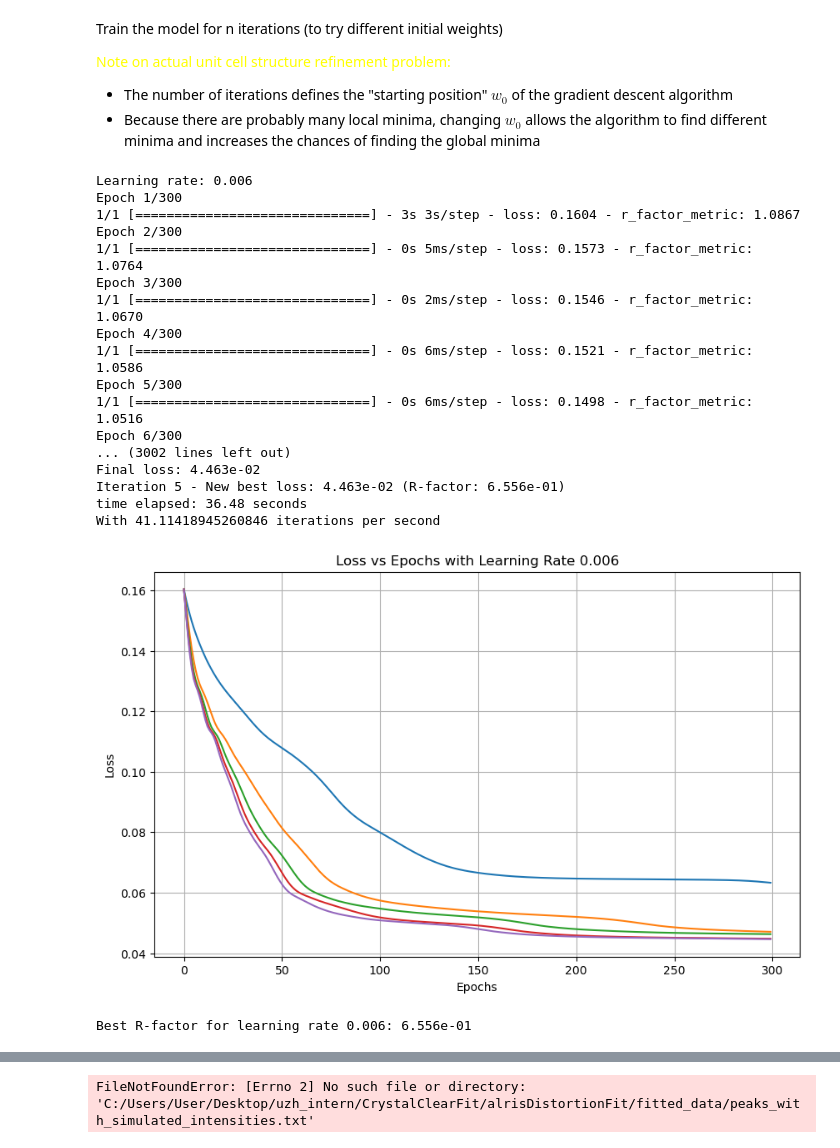
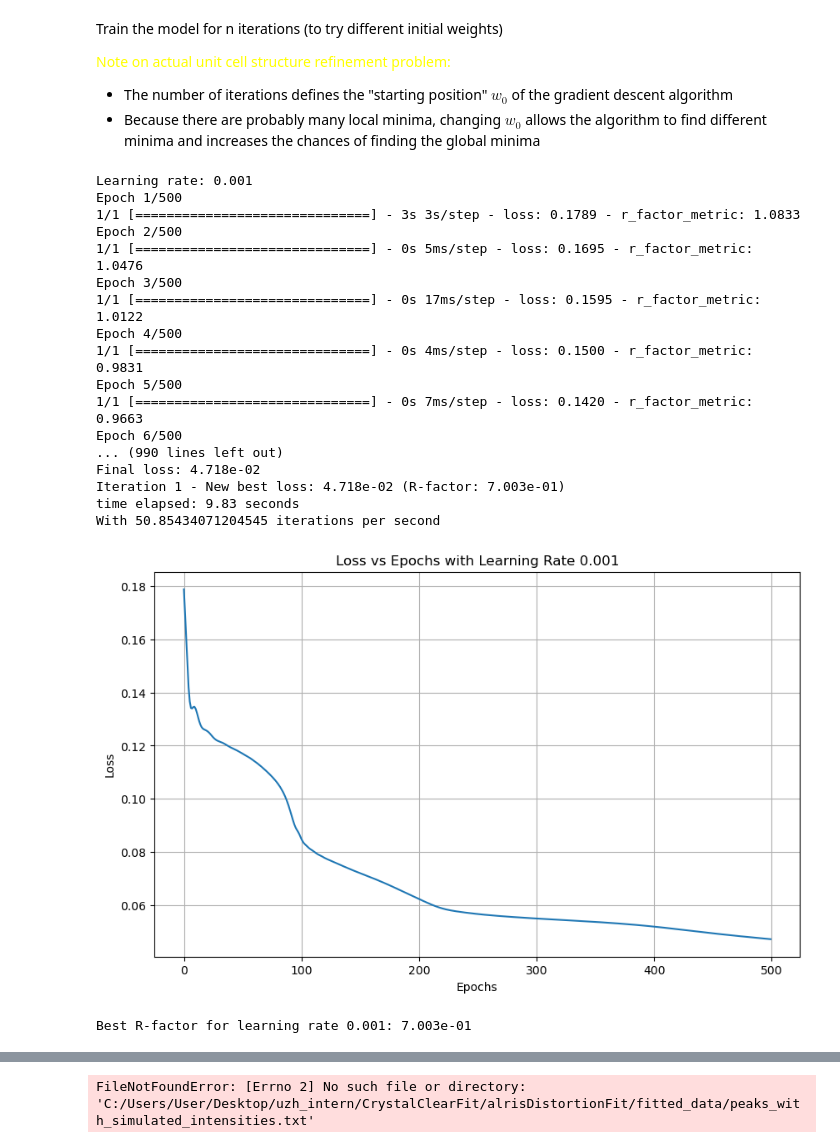
Before and after one commit to bleubreeymeow/alrisDistortionFit, a Jupyter notebook: PBCO/PBCO_1_3_inplane/P2/P2_gradient_descent.ipynb, the cells around one changed output, grey strips where cells are left out. Cells and saved outputs as stored; diff of their text form; code cells hidden in the pictures.

```diff
--- a/PBCO/PBCO_1_3_inplane/P2/P2_gradient_descent.ipynb
+++ b/PBCO/PBCO_1_3_inplane/P2/P2_gradient_descent.ipynb
@@ -152,7 +152,7 @@ class FunAsLayer(tf.keras.layers.Layer):
         self.matrix = matrix
 
     def build(self, input_shape):
-        self.param = self.add_weight(name='param', shape=(mode_num,), initializer=tf.keras.initializers.RandomNormal(mean=0.0, stddev=0.25, seed=1), trainable=True)
+        self.param = self.add_weight(name='param', shape=(mode_num,), initializer=tf.keras.initializers.RandomNormal(mean=0.0, stddev=0.01, seed=1), trainable=True)
         super().build(input_shape)
 
     def call(self, inputs):
@@ -219,7 +219,7 @@ Train the model for n iterations (to try different initial weights)
 - The number of iterations defines the "starting position" $w_0$ of the gradient descent algorithm
 - Because there are probably many local minima, changing $w_0$ allows the algorithm to find different minima and increases the chances of finding the global minima
 # %%
-lr = [6e-3]
+lr = [1e-3]
 best_pars_overall = None
 best_rf_overall = np.inf
 best_loss_overall = []
@@ -230,11 +230,12 @@ for learning_rate in lr:
     optim = tf.keras.optimizers.Adam(learning_rate=learning_rate)
     path_max_mode_amps = path + '/PBCO_1_3_' + structure_type + '_max_bound_vectors.txt'
     max_mode_amps = np.loadtxt(path_max_mode_amps, dtype=np.float32 , delimiter=',')
+
     max_mode_amps = tf.convert_to_tensor(max_mode_amps, dtype=tf.float32)
 
-    n_epochs = 300
+    n_epochs = 500
     histories = []
-    n_iter = 5
+    n_iter = 1
 
     min_loss = np.inf
     best_pars = None
@@ -284,52 +285,52 @@ for learning_rate in lr:
             min_loss = final_loss
             rf = r_factor_metric(labels, fun_tf(features, best_model_pars , matrix))
             print(f"Iteration {i+1} - New best loss: {min_loss:.3e} (R-factor: {rf:.3e})")
 
     if min_loss < best_rf_overall:
         best_rf_overall = min_loss
         best_pars_overall = best_model_pars
         best_loss_overall = all_losses
     print(f"time elapsed: {time() - time_start:.2f} seconds")
     print(f"With {n_epochs*n_iter /(time() - time_start)} iterations per second")
     # Plotting the loss values
     plt.figure(figsize=(10, 6))
 
     # Plot the loss values for each iteration
     for i, loss_values in enumerate(all_losses):
         plt.plot(loss_values, label=f'Iteration {i+1}')
 
     plt.title(f'Loss vs Epochs with Learning Rate {learning_rate}')
     plt.xlabel('Epochs')
     plt.ylabel('Loss')
     # plt.legend()
     plt.grid(True)
     plt.show()
 
     y_pred = fun_tf(features, best_model_pars , matrix)
     labels = tf.reshape(labels, [-1])
     rf = r_factor_metric(labels, y_pred)
     print(f"Best R-factor for learning rate {learning_rate}: {rf:.3e}")
     final_weights = model.layers[-1].get_weights()[0]
 # %% [output]
-Learning rate: 0.006
-Epoch 1/300
-1/1 [==============================] - 3s 3s/step - loss: 0.1604 - r_factor_metric: 1.0867
-Epoch 2/300
-1/1 [==============================] - 0s 5ms/step - loss: 0.1573 - r_factor_metric: 1.0764
-Epoch 3/300
-1/1 [==============================] - 0s 2ms/step - loss: 0.1546 - r_factor_metric: 1.0670
-Epoch 4/300
-1/1 [==============================] - 0s 6ms/step - loss: 0.1521 - r_factor_metric: 1.0586
-Epoch 5/300
-1/1 [==============================] - 0s 6ms/step - loss: 0.1498 - r_factor_metric: 1.0516
-Epoch 6/300
-... (3002 lines left out)
-Final loss: 4.463e-02
-Iteration 5 - New best loss: 4.463e-02 (R-factor: 6.556e-01)
-time elapsed: 36.48 seconds
-With 41.11418945260846 iterations per second
+Learning rate: 0.001
+Epoch 1/500
+1/1 [==============================] - 3s 3s/step - loss: 0.1789 - r_factor_metric: 1.0833
+Epoch 2/500
+1/1 [==============================] - 0s 5ms/step - loss: 0.1695 - r_factor_metric: 1.0476
+Epoch 3/500
+1/1 [==============================] - 0s 17ms/step - loss: 0.1595 - r_factor_metric: 1.0122
+Epoch 4/500
+1/1 [==============================] - 0s 4ms/step - loss: 0.1500 - r_factor_metric: 0.9831
+Epoch 5/500
+1/1 [==============================] - 0s 7ms/step - loss: 0.1420 - r_factor_metric: 0.9663
+Epoch 6/500
+... (990 lines left out)
+Final loss: 4.718e-02
+Iteration 1 - New best loss: 4.718e-02 (R-factor: 7.003e-01)
+time elapsed: 9.83 seconds
+With 50.85434071204545 iterations per second
-[figure, old version]
+[figure, new version]
-Best R-factor for learning rate 0.006: 6.556e-01
+Best R-factor for learning rate 0.001: 7.003e-01
 # %%
 all_losses = best_loss_overall
 best_model_pars = best_pars_overall
```
Also changed, not shown: parts of 4 cells of this notebook, 15 other files.
